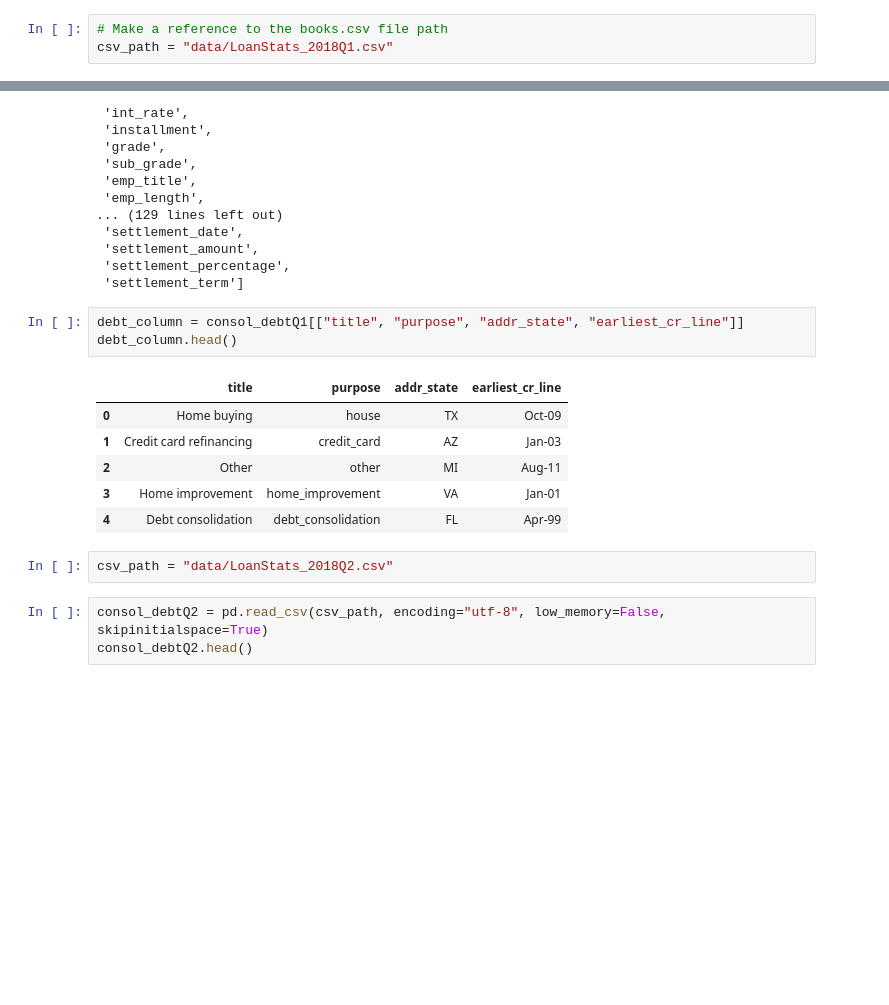
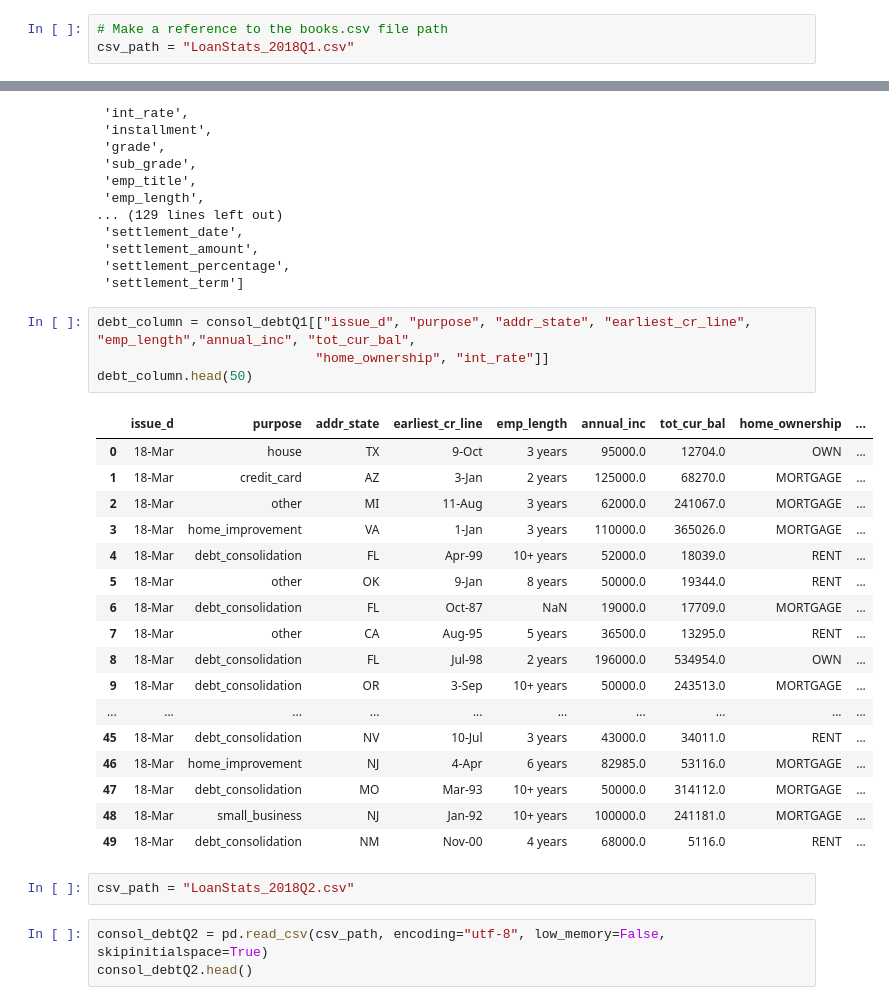
Before and after one commit to Ironbark427/Team-1, a Jupyter notebook: Debt_Consolidation.ipynb, the cells around one changed output, grey strips where cells are left out. Saved outputs shown, nothing was run; the diff lists cells and outputs as text; blank space fills up the shorter version.

```diff
--- a/Debt_Consolidation.ipynb
+++ b/Debt_Consolidation.ipynb
@@ -5,6 +6,6 @@ import numpy as py
 # %%
 # Make a reference to the books.csv file path
-csv_path = "data/LoanStats_2018Q1.csv"
+csv_path = "LoanStats_2018Q1.csv"
 # %%
 consol_debtQ1 = pd.read_csv(csv_path, encoding="utf-8", low_memory=False, skipinitialspace=True)
 consol_debtQ1.head()
@@ -37,17 +38,29 @@ list(consol_debtQ1)
  'settlement_percentage',
  'settlement_term']
 # %%
-debt_column = consol_debtQ1[["title", "purpose", "addr_state", "earliest_cr_line"]]
-debt_column.head()
+debt_column = consol_debtQ1[["issue_d", "purpose", "addr_state", "earliest_cr_line", "emp_length","annual_inc", "tot_cur_bal",
+                            "home_ownership", "int_rate"]]
+debt_column.head(50)
 # %% [output]
-|  | title | purpose | addr_state | earliest_cr_line |
-| 0 | Home buying | house | TX | Oct-09 |
-| 1 | Credit card refinancing | credit_card | AZ | Jan-03 |
-| 2 | Other | other | MI | Aug-11 |
-| 3 | Home improvement | home_improvement | VA | Jan-01 |
-| 4 | Debt consolidation | debt_consolidation | FL | Apr-99 |
+|  | issue_d | purpose | addr_state | earliest_cr_line | emp_length | annual_inc | tot_cur_bal | home_ownership | ... |
+| 0 | 18-Mar | house | TX | 9-Oct | 3 years | 95000.0 | 12704.0 | OWN | ... |
+| 1 | 18-Mar | credit_card | AZ | 3-Jan | 2 years | 125000.0 | 68270.0 | MORTGAGE | ... |
+| 2 | 18-Mar | other | MI | 11-Aug | 3 years | 62000.0 | 241067.0 | MORTGAGE | ... |
+| 3 | 18-Mar | home_improvement | VA | 1-Jan | 3 years | 110000.0 | 365026.0 | MORTGAGE | ... |
+| 4 | 18-Mar | debt_consolidation | FL | Apr-99 | 10+ years | 52000.0 | 18039.0 | RENT | ... |
+| 5 | 18-Mar | other | OK | 9-Jan | 8 years | 50000.0 | 19344.0 | RENT | ... |
+| 6 | 18-Mar | debt_consolidation | FL | Oct-87 | NaN | 19000.0 | 17709.0 | MORTGAGE | ... |
+| 7 | 18-Mar | other | CA | Aug-95 | 5 years | 36500.0 | 13295.0 | RENT | ... |
+| 8 | 18-Mar | debt_consolidation | FL | Jul-98 | 2 years | 196000.0 | 534954.0 | OWN | ... |
+| 9 | 18-Mar | debt_consolidation | OR | 3-Sep | 10+ years | 50000.0 | 243513.0 | MORTGAGE | ... |
+| ... | ... | ... | ... | ... | ... | ... | ... | ... | ... |
+| 45 | 18-Mar | debt_consolidation | NV | 10-Jul | 3 years | 43000.0 | 34011.0 | RENT | ... |
+| 46 | 18-Mar | home_improvement | NJ | 4-Apr | 6 years | 82985.0 | 53116.0 | MORTGAGE | ... |
+| 47 | 18-Mar | debt_consolidation | MO | Mar-93 | 10+ years | 50000.0 | 314112.0 | MORTGAGE | ... |
+| 48 | 18-Mar | small_business | NJ | Jan-92 | 10+ years | 100000.0 | 241181.0 | MORTGAGE | ... |
+| 49 | 18-Mar | debt_consolidation | NM | Nov-00 | 4 years | 68000.0 | 5116.0 | RENT | ... |
 # %%
-csv_path = "data/LoanStats_2018Q2.csv"
+csv_path = "LoanStats_2018Q2.csv"
 # %%
 consol_debtQ2 = pd.read_csv(csv_path, encoding="utf-8", low_memory=False, skipinitialspace=True)
 consol_debtQ2.head()
```
Also changed, not shown: parts of 20 cells of this notebook.
